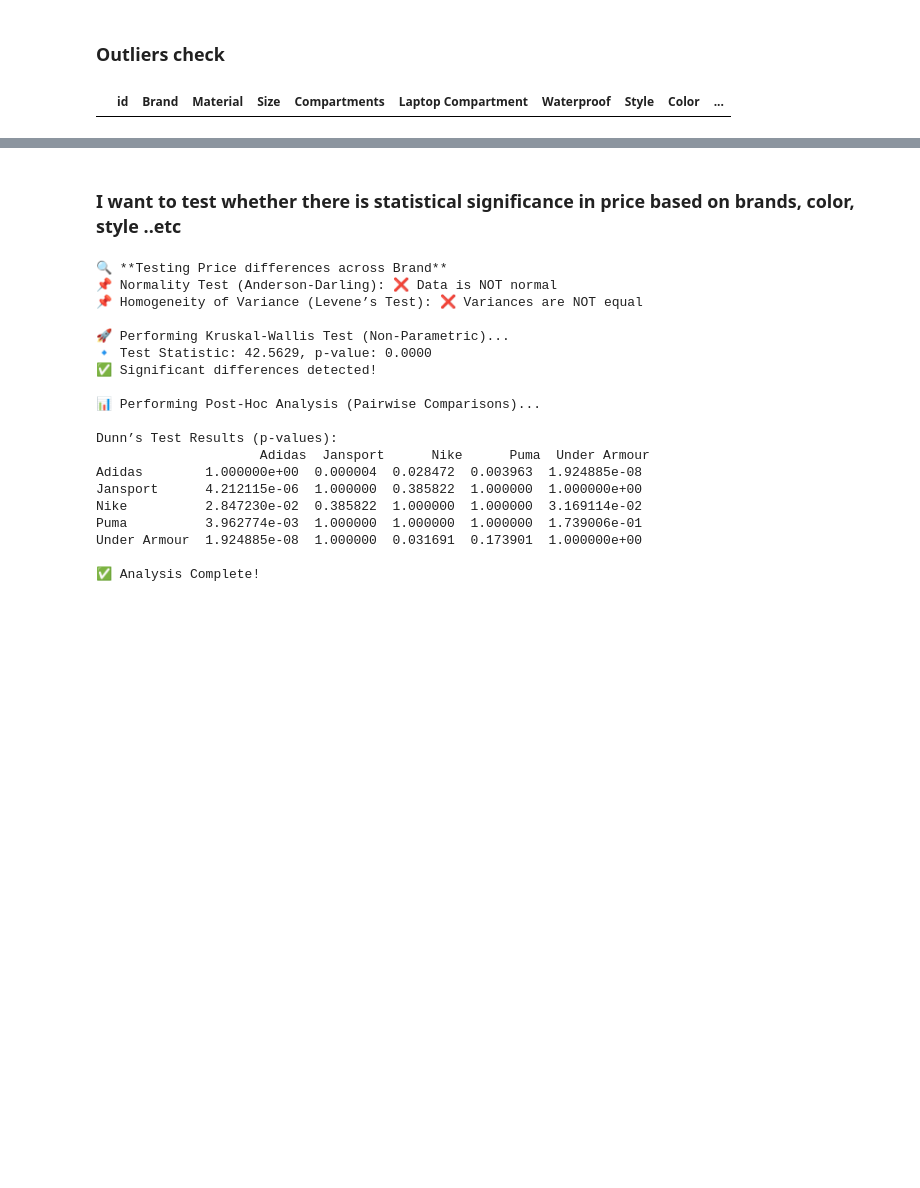
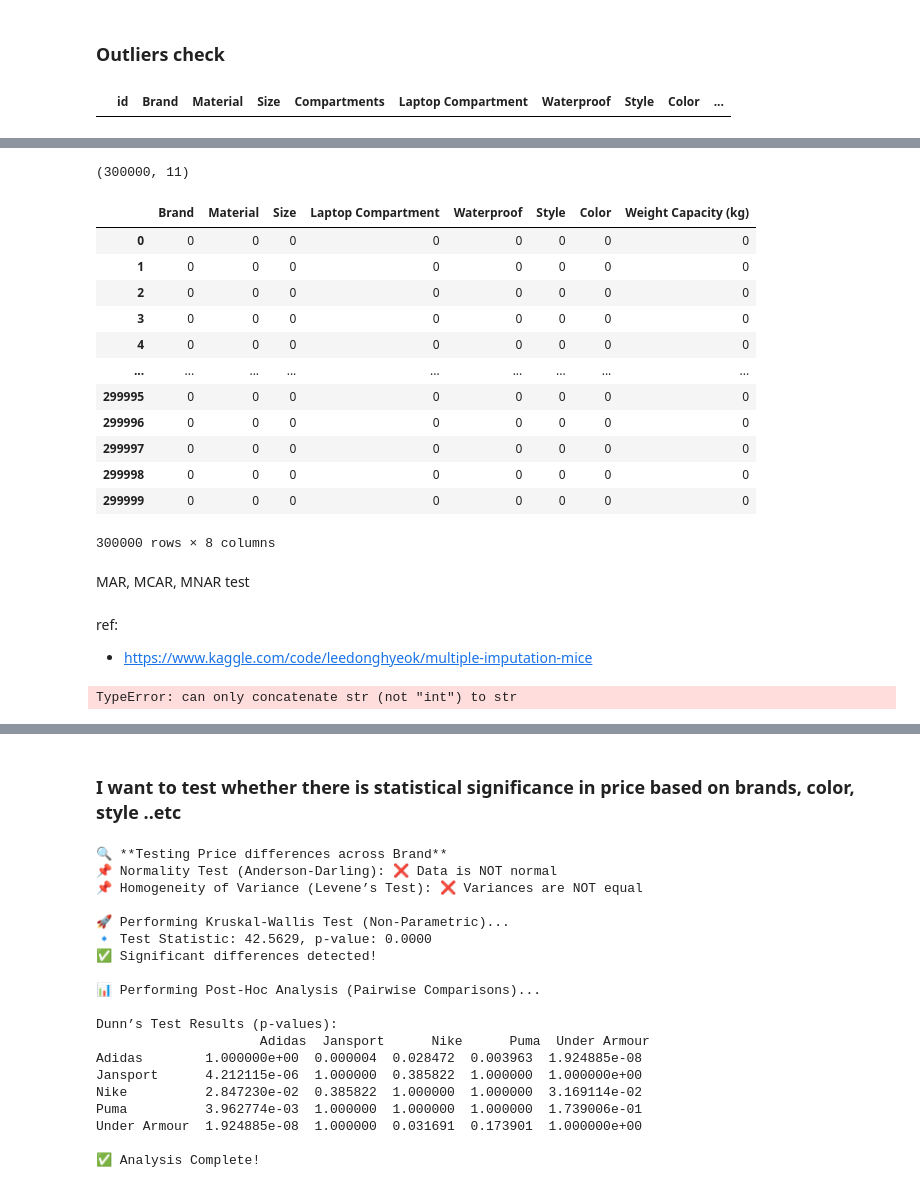
Before and after one commit to chiseanchang0727/Kaggles, a Jupyter notebook: BackpackPredictionChallenge/EDA_1.ipynb, the cells around one changed output, grey strips where cells are left out. Cells and saved outputs as stored; diff of their text form; code cells hidden in the pictures; blank space fills up the shorter version.

Commit message:
backpack/feat:add missing value check

```diff
--- a/BackpackPredictionChallenge/EDA_1.ipynb
+++ b/BackpackPredictionChallenge/EDA_1.ipynb
@@ -232,0 +241,29 @@ detect_outliers_by_category(df, category_cols=cate_cols)
+# %%
+df_train.shape
+# %% [output]
+(300000, 11)
+# %%
+na_col = df_train.columns[df_train.isna().sum() > 0]
+# %%
+mask = df_train[na_col].isna().astype(int)
+# %%
+mask
+# %% [output]
+|  | Brand | Material | Size | Laptop Compartment | Waterproof | Style | Color | Weight Capacity (kg) |
+| 0 | 0 | 0 | 0 | 0 | 0 | 0 | 0 | 0 |
+| 1 | 0 | 0 | 0 | 0 | 0 | 0 | 0 | 0 |
+| 2 | 0 | 0 | 0 | 0 | 0 | 0 | 0 | 0 |
+| 3 | 0 | 0 | 0 | 0 | 0 | 0 | 0 | 0 |
+| 4 | 0 | 0 | 0 | 0 | 0 | 0 | 0 | 0 |
+| ... | ... | ... | ... | ... | ... | ... | ... | ... |
+| 299995 | 0 | 0 | 0 | 0 | 0 | 0 | 0 | 0 |
+| 299996 | 0 | 0 | 0 | 0 | 0 | 0 | 0 | 0 |
+| 299997 | 0 | 0 | 0 | 0 | 0 | 0 | 0 | 0 |
+| 299998 | 0 | 0 | 0 | 0 | 0 | 0 | 0 | 0 |
+| 299999 | 0 | 0 | 0 | 0 | 0 | 0 | 0 | 0 |
+300000 rows × 8 columns
+# %% [markdown]
+MAR, MCAR, MNAR test
+# %% [markdown]
+ref:
+- https://www.kaggle.com/code/leedonghyeok/multiple-imputation-mice
@@ -232,0 +287,4 @@ detect_outliers_by_category(df, category_cols=cate_cols)
+# %%
+p_value_mcar = little_mcar_test(df_train)
+# %% [output]
+TypeError: can only concatenate str (not "int") to str
```
Also changed, not shown: parts of 12 cells of this notebook.
